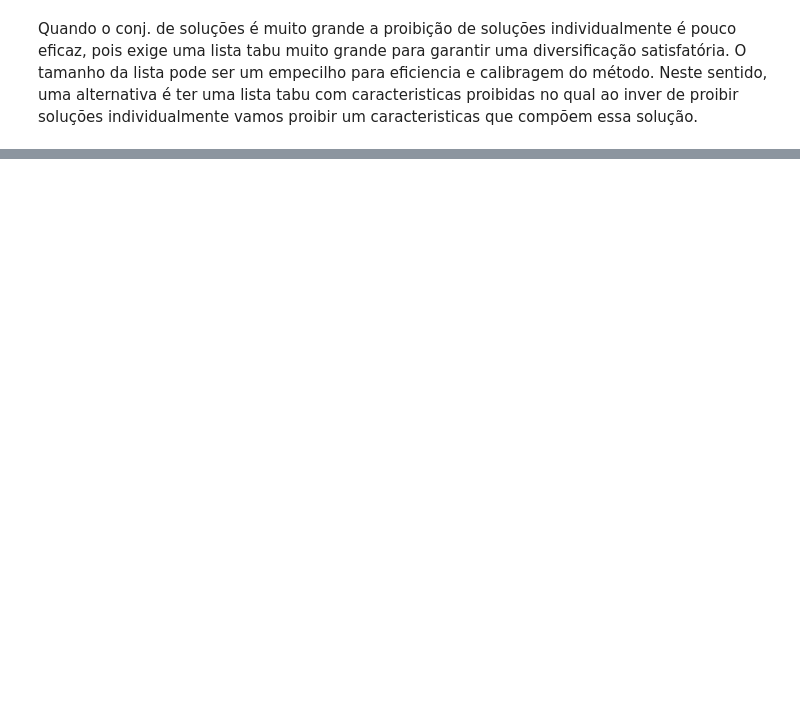
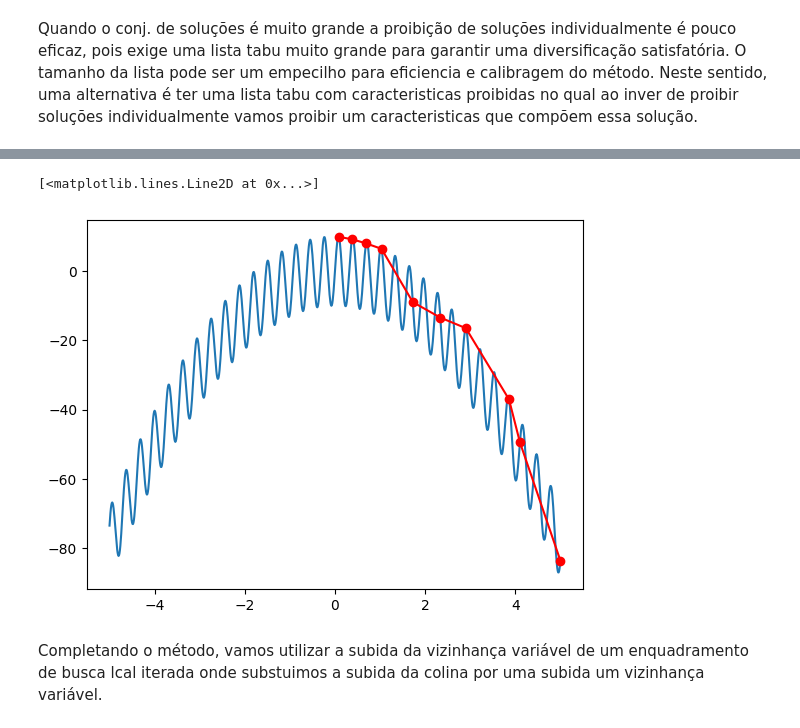
Before and after one commit to kaladabrio2020/Meteheuristica, a Jupyter notebook: implementaçõesHeuristicas.ipynb, the cells around one changed output, grey strips where cells are left out. Saved outputs shown, nothing was run; the diff lists cells and outputs as text; code cells hidden in the pictures; blank space fills up the shorter version.

```diff
--- a/implementaçõesHeuristicas.ipynb
+++ b/implementaçõesHeuristicas.ipynb
@@ -756,0 +824,9 @@ INICIO:
+# %%
+def geraVizinhos(s, n, intervalos):
+    vizinhos = []
+    for i in range(n):
+        vizinhos.append(
+            max( intervalos[0], min(intervalos[1], s + random.uniform(-1, 1)))
+        )
+
+    return vizinhos
@@ -756,0 +863,22 @@ INICIO:
+# %%
+# Função objetivo: maximiza
+f = lambda x: -1*(np.pi*x**2 -10 * np.sin(10 *  x*2))
+# %%
+x, p = vizinhaVariavel(
+    f,
+    5,
+    10,
+    [-10, 10],
+    5,
+    memoria=True)
+# %%
+pi = np.arange(-5, 5,0.01)
+fxs = np.vectorize(f)(pi)
+# %%
+plt.plot(pi, fxs)
+plt.plot(p, np.vectorize(f)(p), color='red', marker='o')
+# %% [output]
+[<matplotlib.lines.Line2D at 0x...>]
+[figure, added]
+# %% [markdown]
+Completando o método, vamos utilizar a subida da vizinhança variável de um enquadramento de busca lcal iterada onde substuimos a subida da colina por uma subida um vizinhança variável.
```
Also changed, not shown: parts of 82 cells of this notebook, 4 other files.
